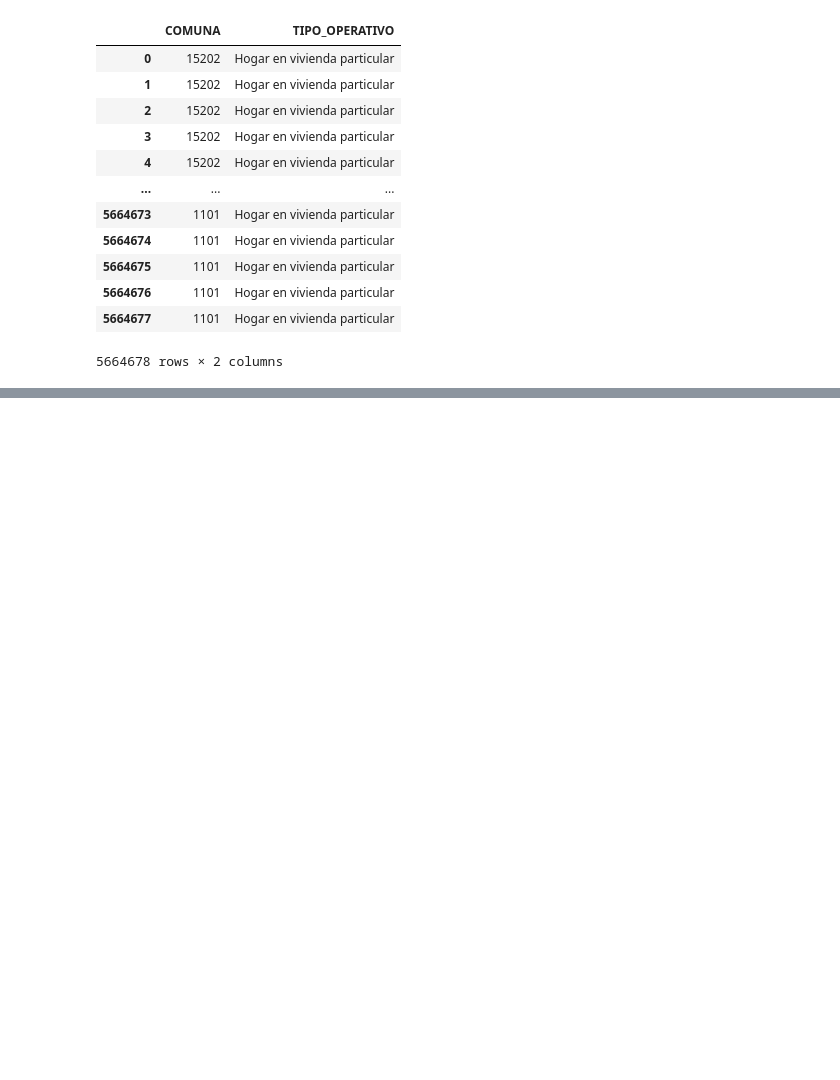
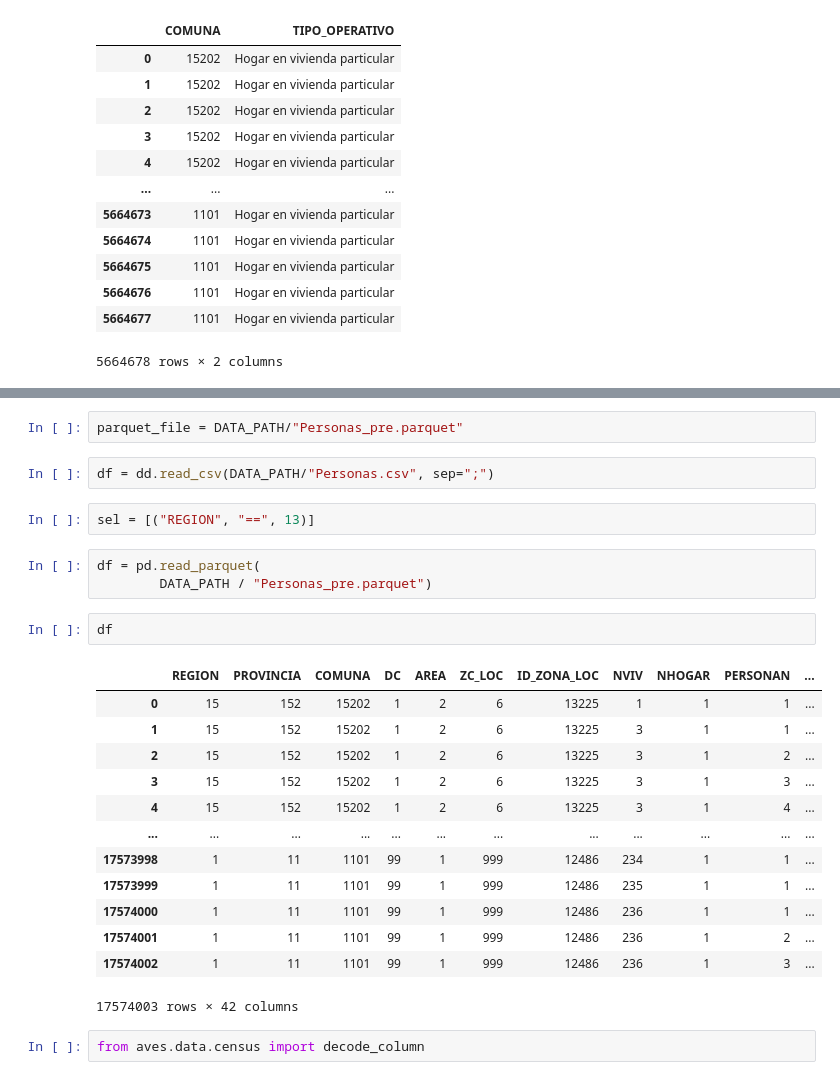
Before and after one commit to zorzalerrante/aves, a Jupyter notebook: pruebas.ipynb, the cells around one changed output, grey strips where cells are left out. Saved outputs shown, nothing was run; the diff lists cells and outputs as text; blank space fills up the shorter version.

```diff
--- a/pruebas.ipynb
+++ b/pruebas.ipynb
@@ -106,0 +492,27 @@ df_p
+# %%
+parquet_file = DATA_PATH/"Personas_pre.parquet"
+# %%
+df = dd.read_csv(DATA_PATH/"Personas.csv", sep=";")
+# %%
+sel = [("REGION", "==", 13)]
+# %%
+df = pd.read_parquet(
+        DATA_PATH / "Personas_pre.parquet")
+# %%
+df
+# %% [output]
+|  | REGION | PROVINCIA | COMUNA | DC | AREA | ZC_LOC | ID_ZONA_LOC | NVIV | NHOGAR | PERSONAN | ... |
+| 0 | 15 | 152 | 15202 | 1 | 2 | 6 | 13225 | 1 | 1 | 1 | ... |
+| 1 | 15 | 152 | 15202 | 1 | 2 | 6 | 13225 | 3 | 1 | 1 | ... |
+| 2 | 15 | 152 | 15202 | 1 | 2 | 6 | 13225 | 3 | 1 | 2 | ... |
+| 3 | 15 | 152 | 15202 | 1 | 2 | 6 | 13225 | 3 | 1 | 3 | ... |
+| 4 | 15 | 152 | 15202 | 1 | 2 | 6 | 13225 | 3 | 1 | 4 | ... |
+| ... | ... | ... | ... | ... | ... | ... | ... | ... | ... | ... | ... |
+| 17573998 | 1 | 11 | 1101 | 99 | 1 | 999 | 12486 | 234 | 1 | 1 | ... |
+| 17573999 | 1 | 11 | 1101 | 99 | 1 | 999 | 12486 | 235 | 1 | 1 | ... |
+| 17574000 | 1 | 11 | 1101 | 99 | 1 | 999 | 12486 | 236 | 1 | 1 | ... |
+| 17574001 | 1 | 11 | 1101 | 99 | 1 | 999 | 12486 | 236 | 1 | 2 | ... |
+| 17574002 | 1 | 11 | 1101 | 99 | 1 | 999 | 12486 | 236 | 1 | 3 | ... |
+17574003 rows × 42 columns
+# %%
+from aves.data.census import decode_column
```
Also changed, not shown: parts of 63 cells of this notebook, 1 other file.
